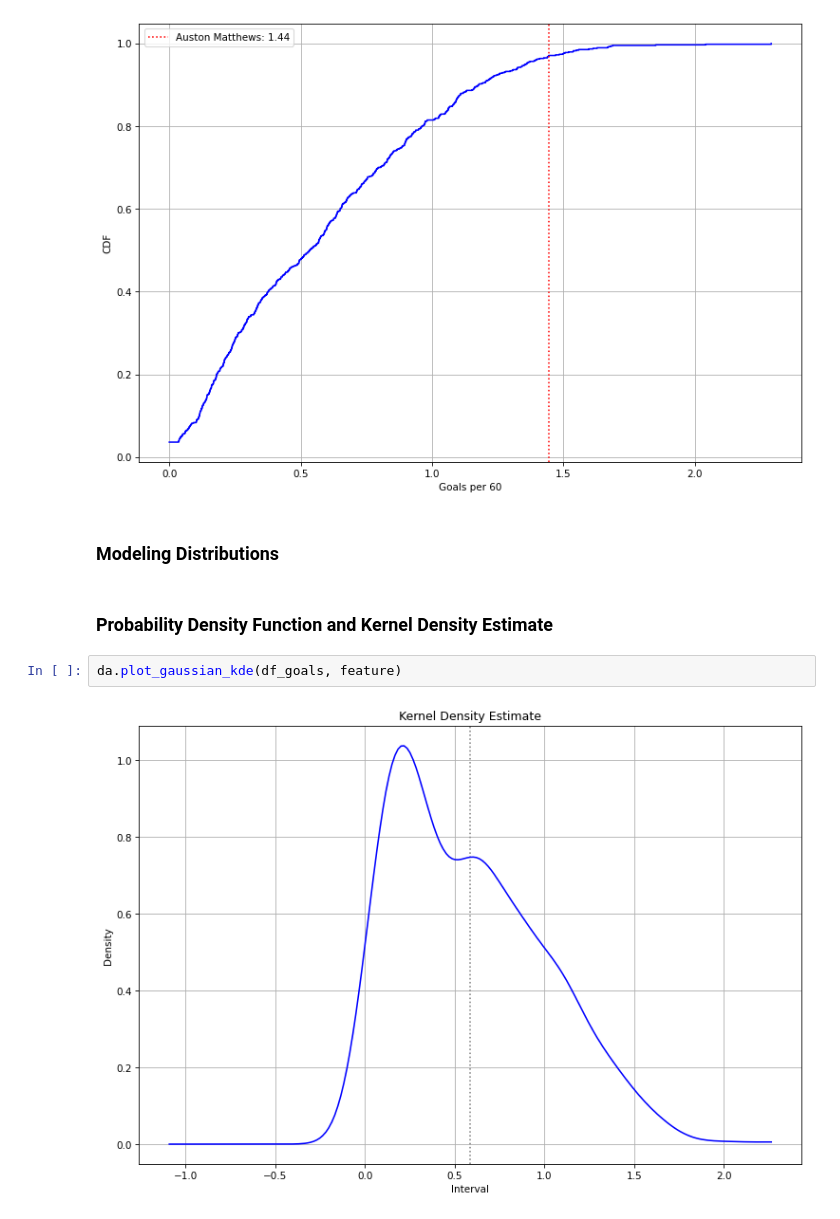
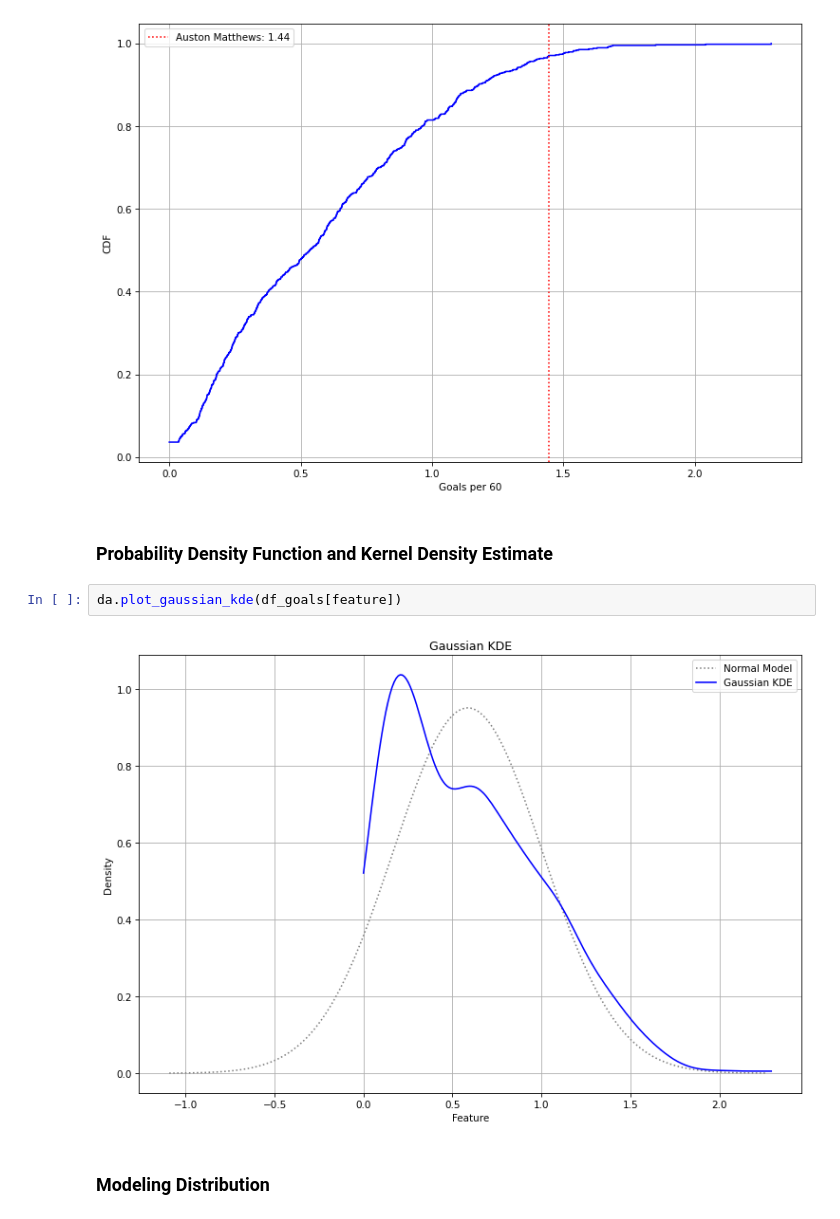
Before and after one commit to thedanicode24/moneypuck-data, a Jupyter notebook: skaters/goals-per-60.ipynb, the cells around one changed output. Cells and saved outputs as stored; diff of their text form.

```diff
--- a/skaters/goals-per-60.ipynb
+++ b/skaters/goals-per-60.ipynb
@@ -116,11 +116,11 @@ Median: 0.53
 Interquartile range: 0.66
 Quartile skewness: 0.07
 [figure]
-# %% [markdown]
-### Modeling Distributions
 # %% [markdown]
 ### Probability Density Function and Kernel Density Estimate
 # %%
-da.plot_gaussian_kde(df_goals, feature)
+da.plot_gaussian_kde(df_goals[feature])
 # %% [output]
-[figure, old version]
+[figure, new version]
+# %% [markdown]
+### Modeling Distribution
```
Also changed, not shown: parts of 3 cells of this notebook, 3 other files.
